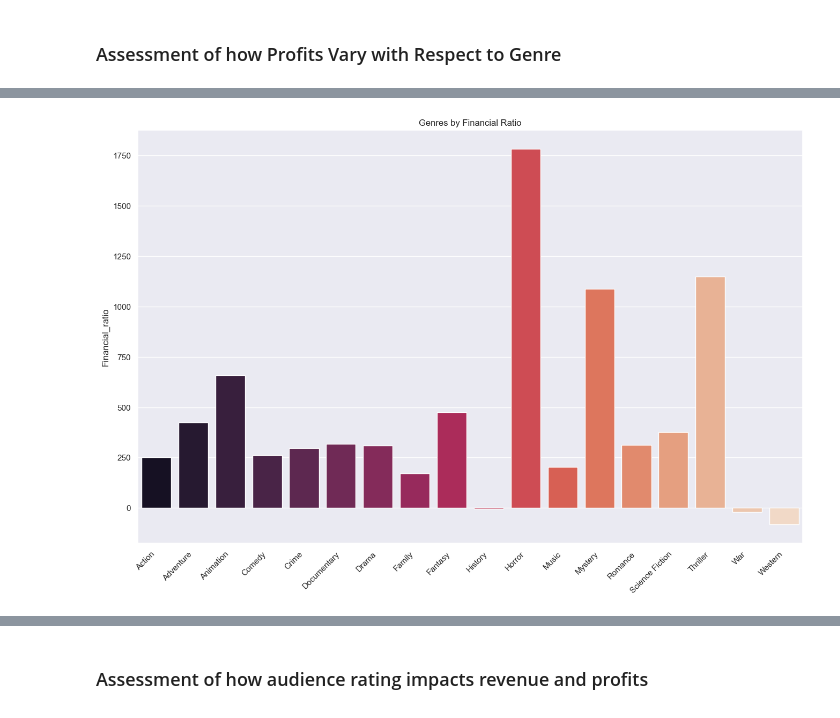
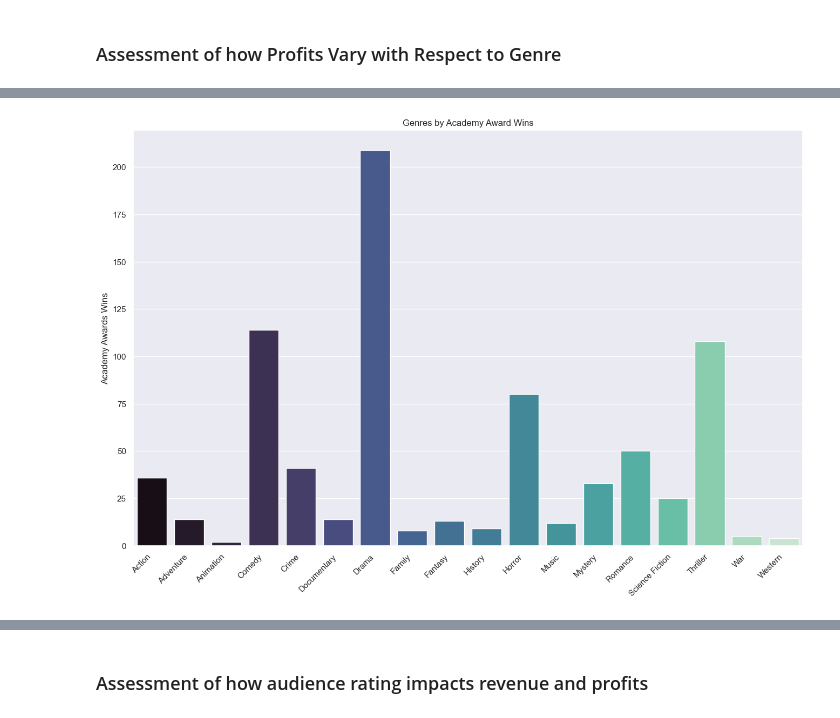
Before and after one commit to gjimmyq/C-H-Film-Productions, a Jupyter notebook: film_EDA_MH.ipynb, the cells around one changed output, grey strips where cells are left out. Saved outputs shown, nothing was run; the diff lists cells and outputs as text; code cells hidden in the pictures.

```diff
--- a/film_EDA_MH.ipynb
+++ b/film_EDA_MH.ipynb
@@ -323,6 +306,6 @@ actor_perf = movies_sum.merge(movies_mean, on='primary_name') # 27,572 rows
 movies_db = movies_oscars.loc[(movies_oscars['worldwide_gross'] != 0) & (movies_oscars['production_budget'] != 0)]
 # %%
 max_budget = 10000000
-
-movies_budget = movies_db.loc[movies_db['production_budget'] <= max_budget]
+max_ratio = 75000
+movies_budget = movies_db.loc[(movies_db['production_budget'] <= max_budget)]
 movies_db_rating = movies_budget.loc[movies_budget['avg_rating'].notnull()]
@@ -403,18 +441,18 @@ ax.set_ylabel("profit (in 10s of millions)");
 # %%
 sns.set_theme()
 
 #accidents per year
 fig, ax = plt.subplots(figsize=(16, 10))
 
 genres = [genre for genre, df in movie_genres]
 x = genres
 
-worldwide_gross = movie_genres['financial_ratio']
-y = list(worldwide_gross.mean().values)
+Total_Wins = movie_genres['Total_Wins']
+y = list(Total_Wins.count().values)
 
-genre_plot = sns.barplot(x=x, y=y, palette="rocket")
+genre_plot = sns.barplot(x=x, y=y, palette="mako")
 genre_plot.set_xticklabels(genre_plot.get_xticklabels(), rotation=45, ha="right")
-ax.set_title('Genres by Financial Ratio')
-ax.set_ylabel("Financial_ratio");
+ax.set_title('Genres by Academy Award Wins')
+ax.set_ylabel("Academy Awards Wins");
 # %% [output]
-[figure, old version]
+[figure, new version]
```
Also changed, not shown: parts of 43 cells of this notebook, 1 other file.
